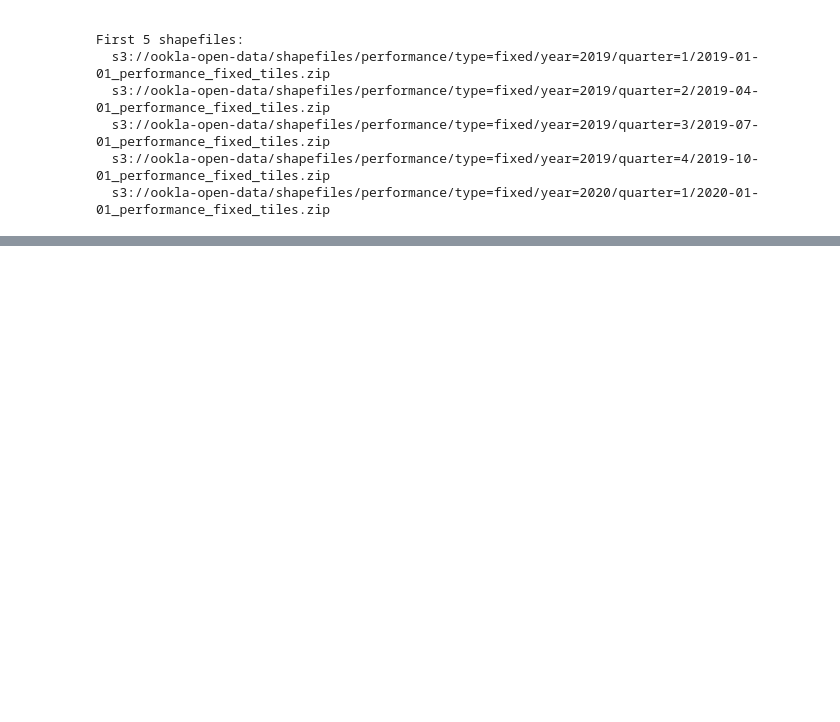
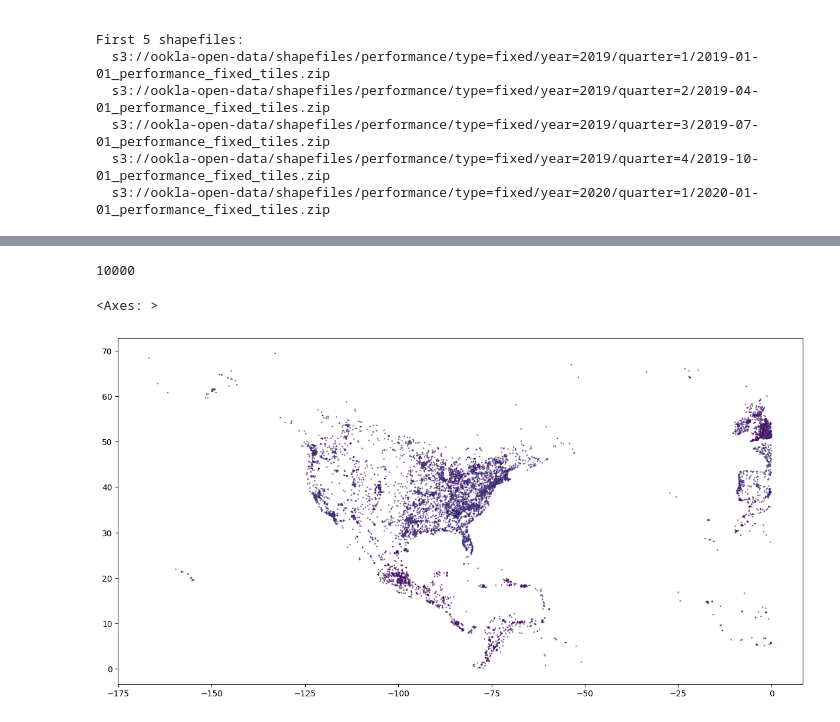
Before and after one commit to maxbusboom/WirelessIncome, a Jupyter notebook: notebooks/ericbusboom/ookla_data.ipynb, the cells around one changed output, grey strips where cells are left out. Drawn from its saved outputs; the diff is of its cells as text; code cells hidden in the pictures; blank space fills up the shorter version.

```diff
--- a/notebooks/ericbusboom/ookla_data.ipynb
+++ b/notebooks/ericbusboom/ookla_data.ipynb
@@ -151,3 +194,31 @@ plt.show()
 # Show some statistics
 print(f"\nData summary:")
 print(gdf.describe())
+# %%
+qk='0022133222312322'
+sqk = qk[:1]
+
+# Filter records where quadkey starts with sqk
+t = gdf.sample(40000)
+t = t[t.quadkey.str.startswith('0')].sample(10000).copy() # gdf[gdf['quadkey'].str.startswith(sqk)].copy()
+
+# Convert to Web Mercator (EPSG:3857) for accurate centroid calculation
+t = t.to_crs(epsg=3857)
+
+# Convert geometry to centroids in projected CRS
+t['geometry'] = t.geometry.centroid
+
+# Convert back to WGS84 (EPSG:4326) for lat/lon
+t = t.to_crs(epsg=4326)
+
+len(t)
+# %% [output]
+10000
+# %%
+
+fig, ax = plt.subplots(figsize=(15, 10))
+t[t.quadkey.str.startswith('0')].dropna().plot(ax=ax,  alpha=0.5, column="avg_d_kbps",
+                                               markersize=1)
+# %% [output]
+<Axes: >
+[figure, added]
```
Also changed, not shown: parts of 5 cells of this notebook.
